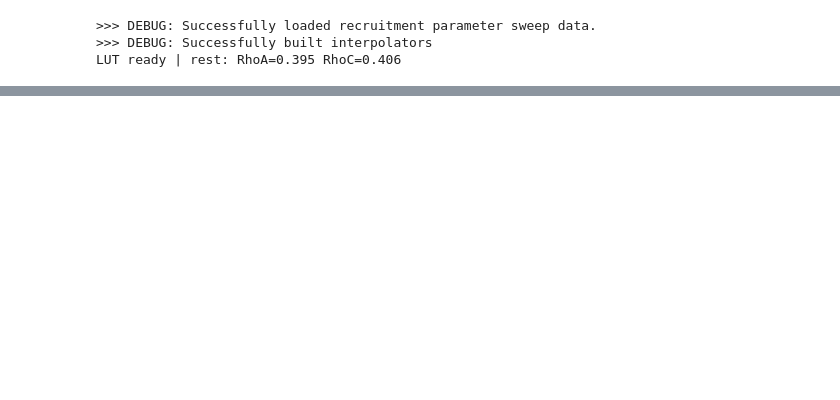
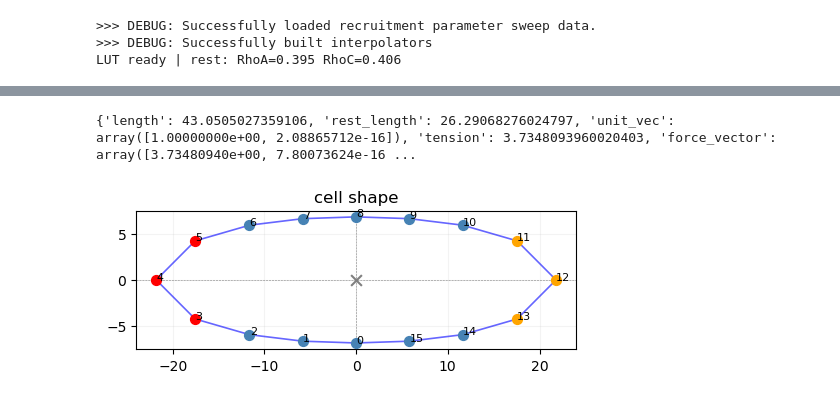
Before and after one commit to emilieyuu/endotehelial-masboss, a Jupyter notebook: notebooks/16_abm_runs.ipynb, the cells around one changed output, grey strips where cells are left out. Saved outputs shown, nothing was run; the diff lists cells and outputs as text; code cells hidden in the pictures; blank space fills up the shorter version.

```diff
--- a/notebooks/16_abm_runs.ipynb
+++ b/notebooks/16_abm_runs.ipynb
@@ -24,0 +83,5 @@ LUT ready | rest: RhoA=0.395 RhoC=0.406
+# %%
+res_dsp = run_abm_sim_single(dsp_cfg, lut, 6000, 'WT', True)
+# %% [output]
+{'length': 43.0505027359106, 'rest_length': 26.29068276024797, 'unit_vec': array([1.00000000e+00, 2.08865712e-16]), 'tension': 3.7348093960020403, 'force_vector': array([3.73480940e+00, 7.80073624e-16 ...
+[figure, added]
```
Also changed, not shown: parts of 16 cells of this notebook, 9 other files.
